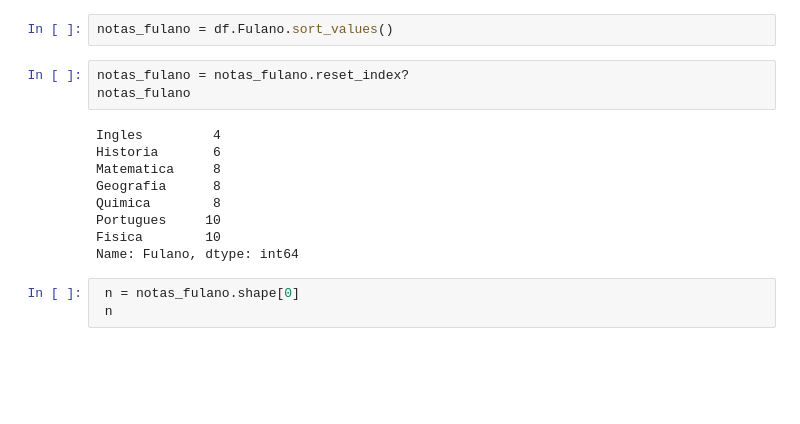
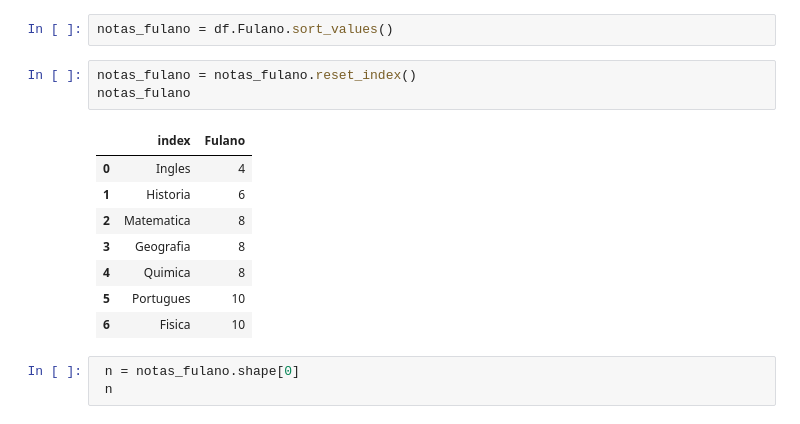
Before and after one commit to flaakira/Alura, a Jupyter notebook: Curso_de_Estatística_Parte_1.ipynb, the cells around one changed output. Saved outputs shown, nothing was run; the diff lists cells and outputs as text; blank space fills up the shorter version.

```diff
--- a/Curso_de_Estatística_Parte_1.ipynb
+++ b/Curso_de_Estatística_Parte_1.ipynb
@@ -625,17 +625,17 @@ Para obtermos a mediana de uma conjunto de dados devemos proceder da seguinte ma
 # %%
 notas_fulano = df.Fulano.sort_values()
 # %%
-notas_fulano = notas_fulano.reset_index?
+notas_fulano = notas_fulano.reset_index()
 notas_fulano
 # %% [output]
-Ingles         4
-Historia       6
-Matematica     8
-Geografia      8
-Quimica        8
-Portugues     10
-Fisica        10
-Name: Fulano, dtype: int64
+|  | index | Fulano |
+| 0 | Ingles | 4 |
+| 1 | Historia | 6 |
+| 2 | Matematica | 8 |
+| 3 | Geografia | 8 |
+| 4 | Quimica | 8 |
+| 5 | Portugues | 10 |
+| 6 | Fisica | 10 |
 # %%
  n = notas_fulano.shape[0]
  n
```
Also changed, not shown: parts of 16 cells of this notebook.
